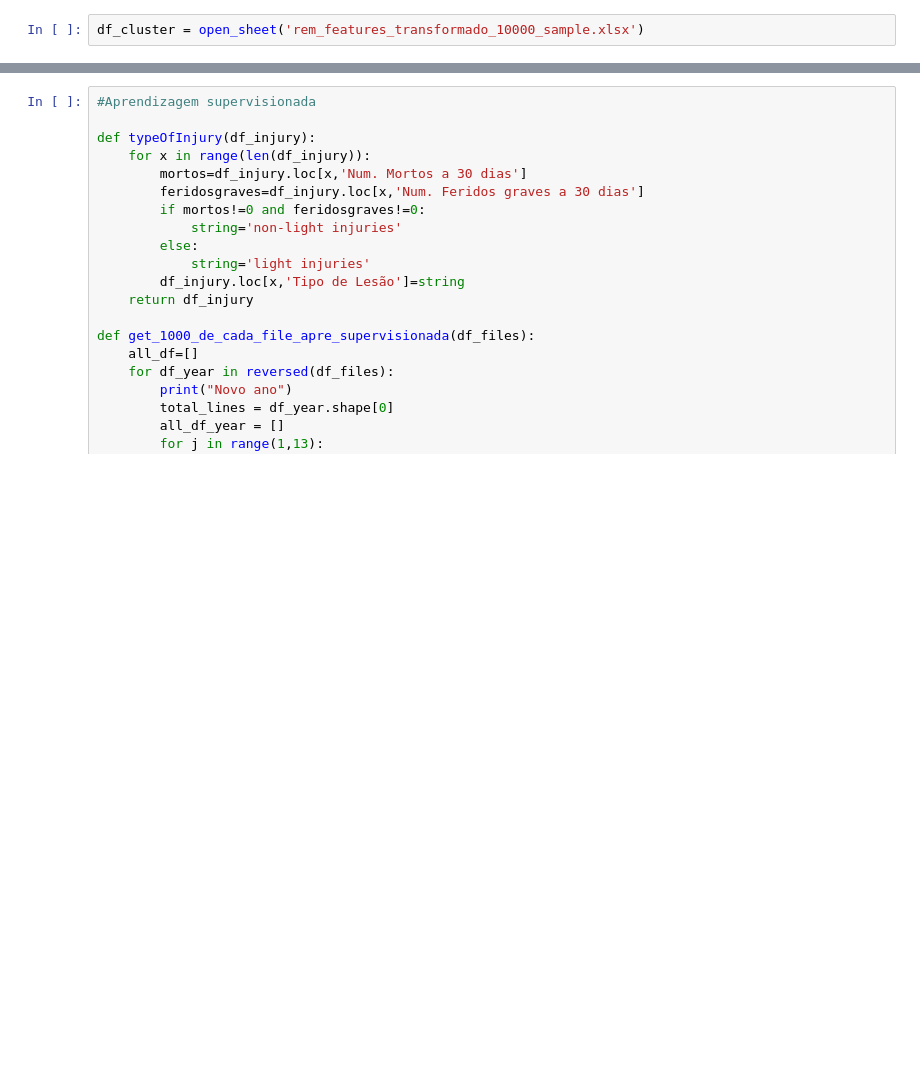
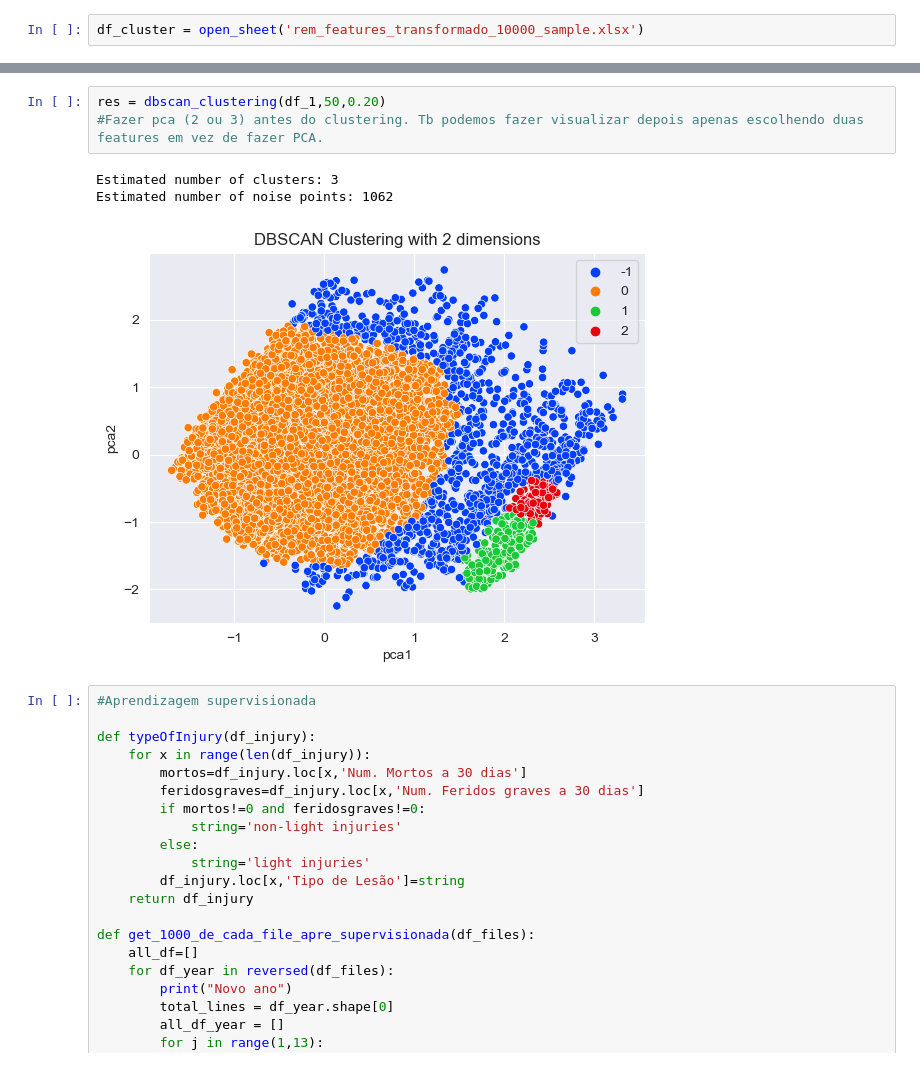
Before and after one commit to dfmce-iscte/ProjetoIAA, a Jupyter notebook: projeto_cosme.ipynb, the cells around one changed output, grey strips where cells are left out. Drawn from its saved outputs; the diff is of its cells as text; blank space fills up the shorter version.

```diff
--- a/projeto_cosme.ipynb
+++ b/projeto_cosme.ipynb
@@ -634,3 +684,10 @@ Estimated number of noise points: 175
+# %%
+res = dbscan_clustering(df_1,50,0.20)
+#Fazer pca (2 ou 3) antes do clustering. Tb podemos fazer visualizar depois apenas escolhendo duas features em vez de fazer PCA.
+# %% [output]
+Estimated number of clusters: 3
+Estimated number of noise points: 1062
+[figure, added]
 # %%
 #Aprendizagem supervisionada
 
```
Also changed, not shown: parts of 8 cells of this notebook, 1 other file.
